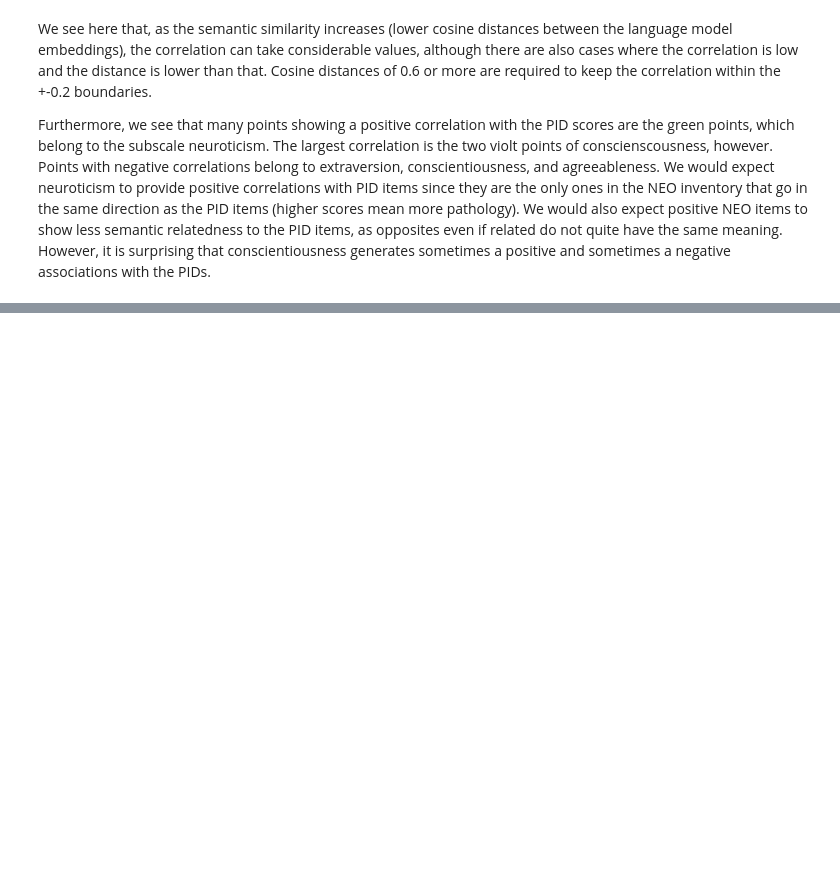
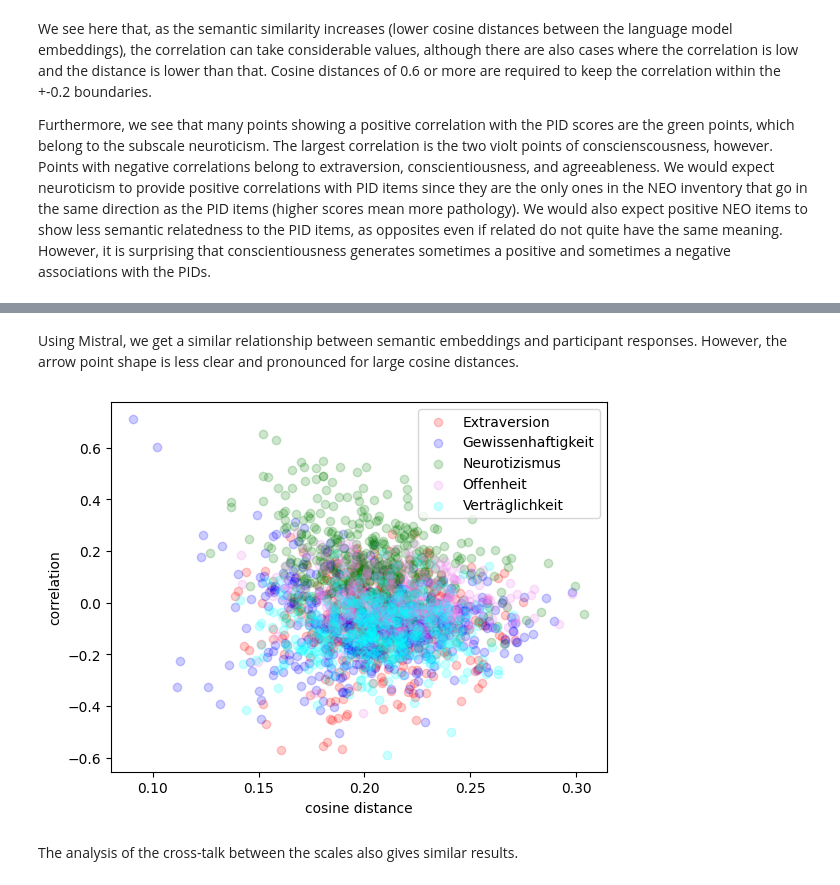
Before and after one commit to roberto-viviani/PsychoOntology, a Jupyter notebook: Ontology.ipynb, the cells around one changed output, grey strips where cells are left out. Drawn from its saved outputs; the diff is of its cells as text; code cells hidden in the pictures; blank space fills up the shorter version.

```diff
--- a/Ontology.ipynb
+++ b/Ontology.ipynb
@@ -87,0 +116,28 @@ Furthermore, we see that many points showing a positive correlation with the PID
+# %% [markdown]
+Using Mistral, we get a similar relationship between semantic embeddings and participant responses. However, the arrow point shape is less clear and pronounced for large cosine distances.
+# %%
+# select rows of mx where scales.scaleID is "NEO"
+neo_idx = scales['scaleID'] == 'NEO'
+pid_idx = scales['scaleID'] == 'PID'
+neo_mx = mx[neo_idx, :]
+pid_mx = mx[pid_idx, :]
+cdist_mx = distance.cdist(neo_mx, pid_mx, metric='cosine')
+ccorr_mx = corr_mx[np.ix_(neo_idx,pid_idx)]
+
+# create a scatter plot of cdist_mx and ccorr_mx
+import matplotlib.pyplot as plt
+neo_types = pd.Categorical(scales[neo_idx]['type'].values)
+colors = ['red', 'blue', 'green', 'violet', 'cyan']
+for neoscale, color in zip(neo_types.categories, colors):
+    neo_type_idx = neo_types == neoscale
+    plt.scatter(cdist_mx[neo_type_idx,:].flatten(), ccorr_mx[neo_type_idx,:].flatten(),
+                alpha = 0.2, c = color, label = neoscale)
+plt.legend(loc = 1)
+
+plt.xlabel('cosine distance')
+plt.ylabel('correlation')
+plt.show()
+# %% [output]
+[figure, added]
+# %% [markdown]
+The analysis of the cross-talk between the scales also gives similar results.
```
Also changed, not shown: parts of 2 cells of this notebook.
